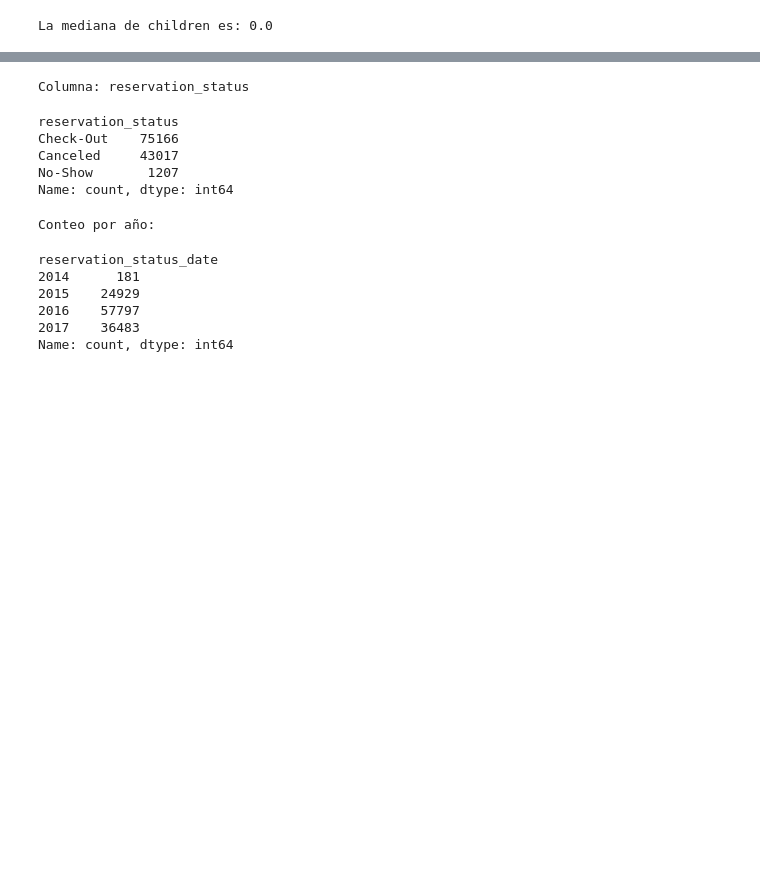
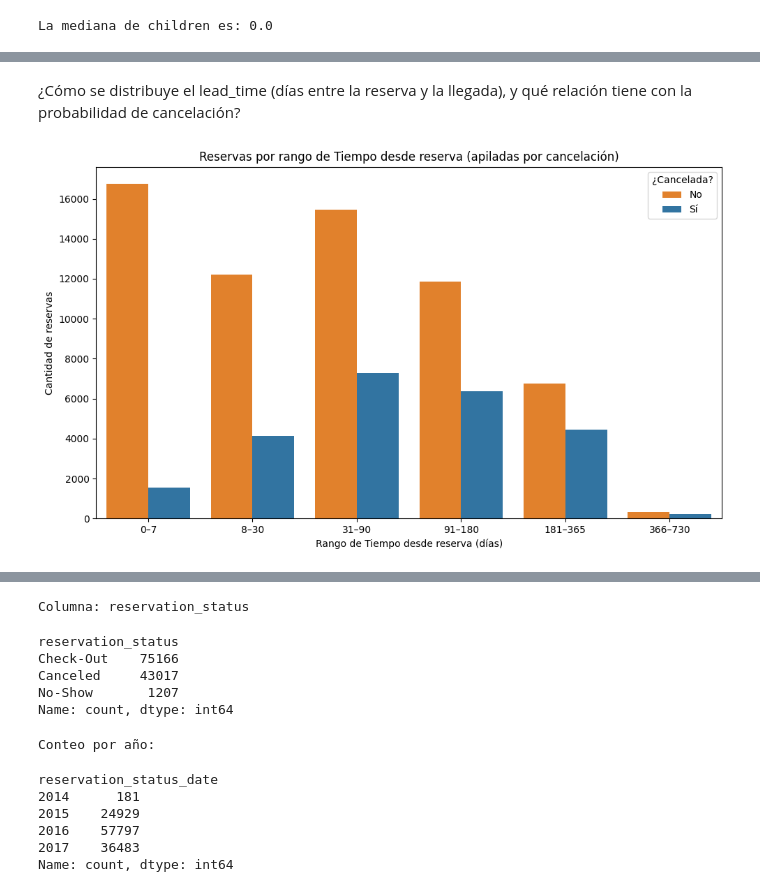
Before and after one commit to FerChaparro27/AA_hotel, a Jupyter notebook: edahotel.ipynb, the cells around one changed output, grey strips where cells are left out. Cells and saved outputs as stored; diff of their text form; code cells hidden in the pictures; blank space fills up the shorter version.

```diff
--- a/edahotel.ipynb
+++ b/edahotel.ipynb
@@ -196,0 +285,42 @@ distplot(wine_quality.quality, hist=False)
+# %% [markdown]
+¿Cómo se distribuye el lead_time (días entre la reserva y la llegada), y qué
+relación tiene con la probabilidad de cancelación?
+# %%
+df = df.copy()
+df = df[df["lead_time"].notna()]
+
+# === Definir rangos de lead_time ===
+# Pensados para separar bien corto, medio y MUY anticipado
+bins = [0, 7, 30, 90, 180, 365, 730]  # 0-1 semana, 8-30d, 31-90d, 91-180d, 181-365d, 366-730d
+labels = [
+    "0–7",
+    "8–30",
+    "31–90",
+    "91–180",
+    "181–365",
+    "366–730"
+]
+
+df["lead_time_bin"] = pd.cut(df["lead_time"], bins=bins, labels=labels, right=True, include_lowest=True)
+df = df[df["lead_time_bin"].notna()]  # por si hay fuera de rango
+
+# Asegurar orden en el eje X
+df["lead_time_bin"] = pd.Categorical(df["lead_time_bin"], categories=labels, ordered=True)
+
+# === 1) Barras apiladas: volumen por rango (cancelada vs no) ===
+plt.figure(figsize=(10,6))
+sns.countplot(
+    data=df,
+    x="lead_time_bin",
+    hue="is_canceled",
+    hue_order=[0,1],                              # 0=No, 1=Sí
+    palette={0: "tab:orange", 1: "tab:blue"}     # Colores fijos para no confundir
+)
+plt.title("Reservas por rango de Tiempo desde reserva (apiladas por cancelación)")
+plt.xlabel("Rango de Tiempo desde reserva (días)")
+plt.ylabel("Cantidad de reservas")
+plt.legend(title="¿Cancelada?", labels=["No","Sí"])
+plt.tight_layout()
+plt.show()
+# %% [output]
+[figure, added]
```
Also changed, not shown: parts of 46 cells of this notebook.
